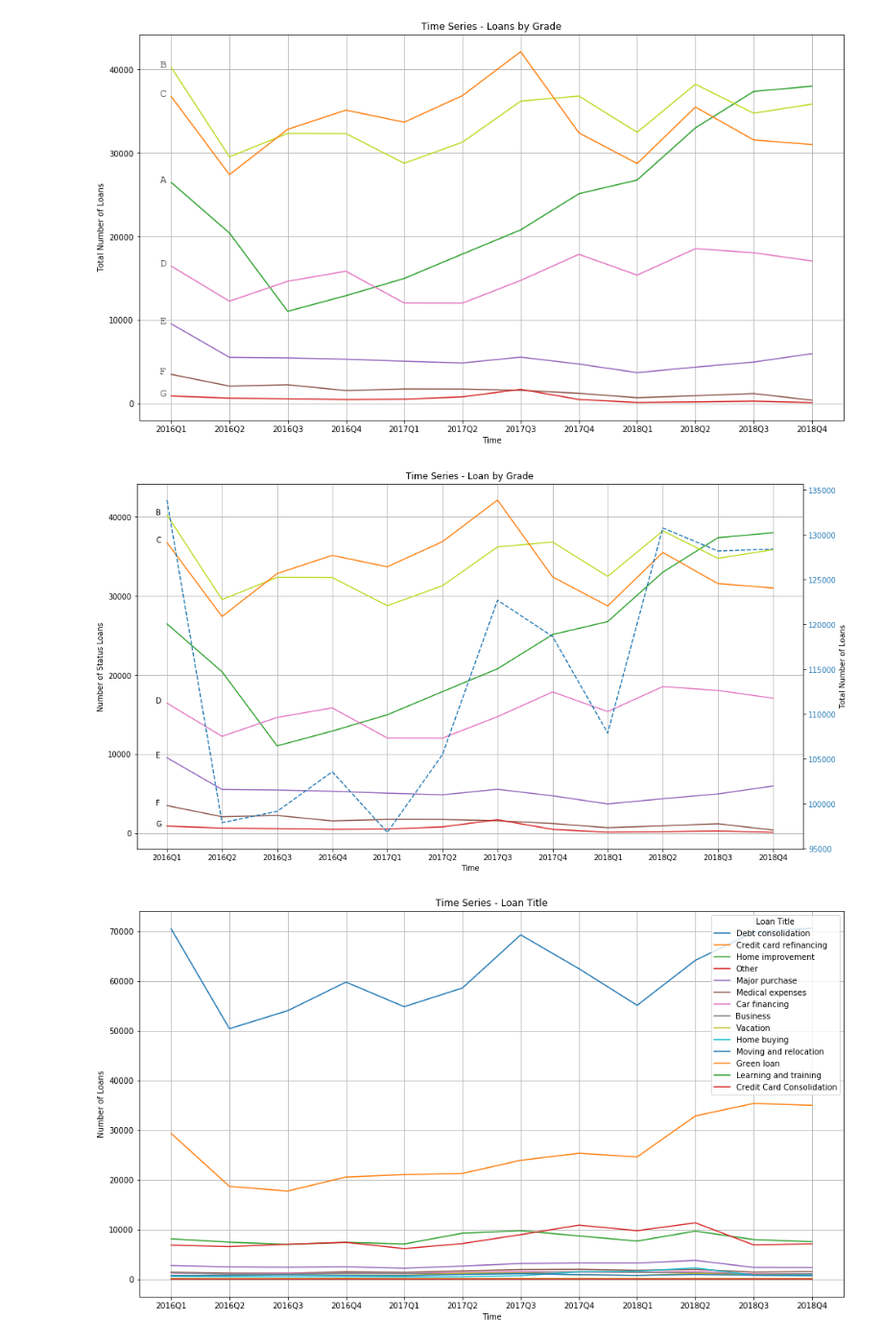
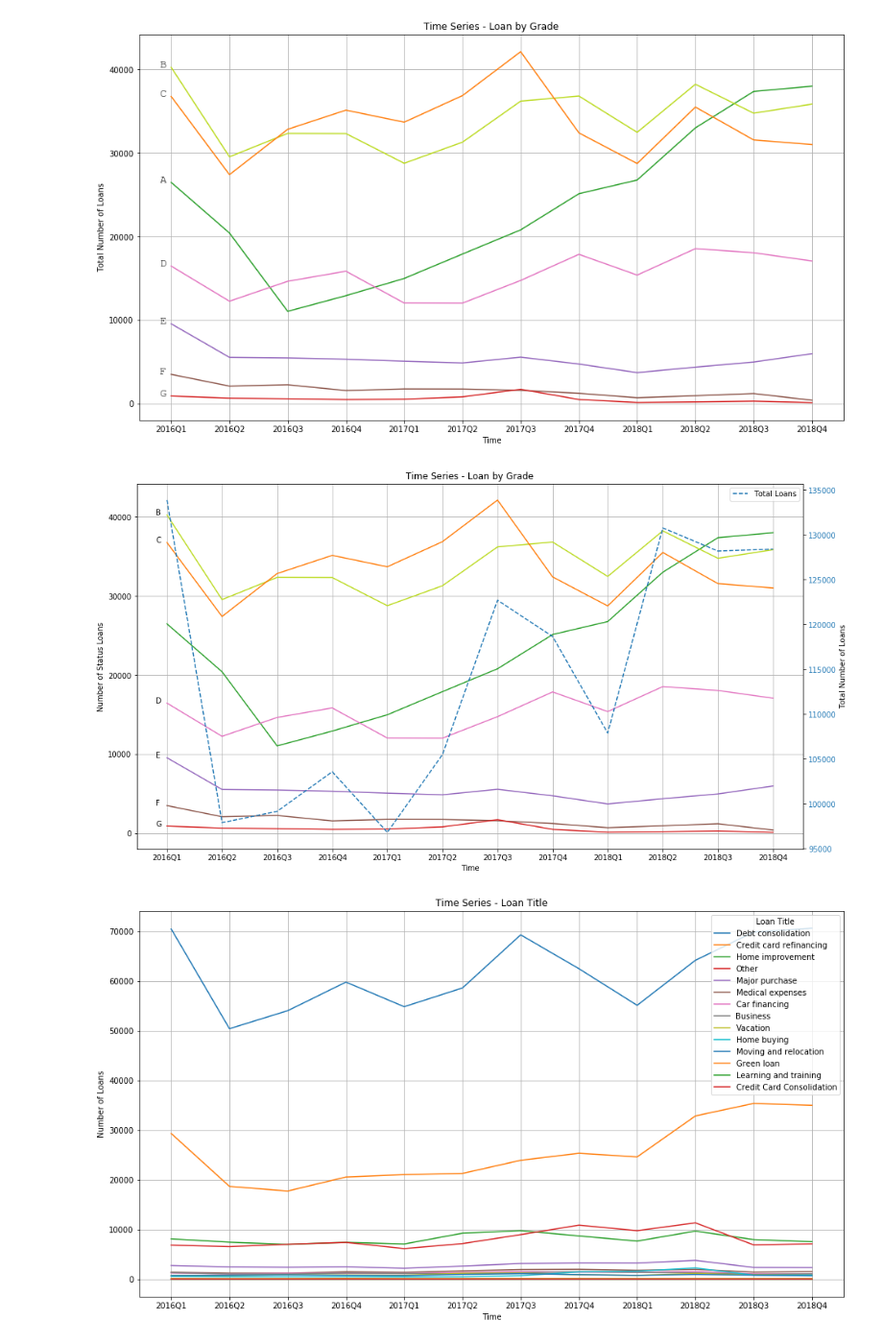
Before and after one commit to juszhan/LendingClub-Profitability, a Jupyter notebook: lendingclub_time_series_analysis.ipynb, the cells around one changed output. Shown: that part at 96% size. Drawn from its saved outputs; the diff is of its cells as text; code cells hidden in the pictures.

Commit message:
Added time series assets

```diff
--- a/lendingclub_time_series_analysis.ipynb
+++ b/lendingclub_time_series_analysis.ipynb
@@ -186,33 +190,35 @@ plt.show()
 # %%
 x = list(range(len(dataset)))
 
 fig, ax = plt.subplots(figsize=(16,9))
 
 lns = None
 
 for y, color, label in zip(grade_count[sorted_grade], colors, list("ABCDEFG")):
     if lns is None:
         lns = ax.plot(x, y, label=k, color=color)
         continue
     lns += ax.plot(x, y, label=k, color=color)
     ax.annotate(label, xy=(x[0] - 0.2, y[0]))
 
 ax_right = ax.twinx()
 lns += ax_right.plot(x, [len(df) for df in dataset], label="Total Loans", color="#1f77b4", linestyle="--")
 
 plt.xticks(ticks=list(range(len(names))), labels=names)
 ax.grid(True)
 ax.set_xlabel("Time")
 ax.set_ylabel("Number of Status Loans")
 # ax.legend(lns, [l.get_label() for l in lns], loc=(.062, .86))
 
 ax_right.set_ylabel("Total Number of Loans")
 ax_right.tick_params(axis='y', labelcolor="#1f77b4")
+ax_right.legend()
 
 plt.title("Time Series - Loan by Grade")
+plt.savefig("assets/Time Series - Loan by Grade2.png", bbox_inches='tight')
 plt.show()
 # %% [output]
-[figure, old version]
+[figure, new version]
 # %%
 _titles = set()
 
```
Also changed, not shown: parts of 7 cells of this notebook, 7 other files.
